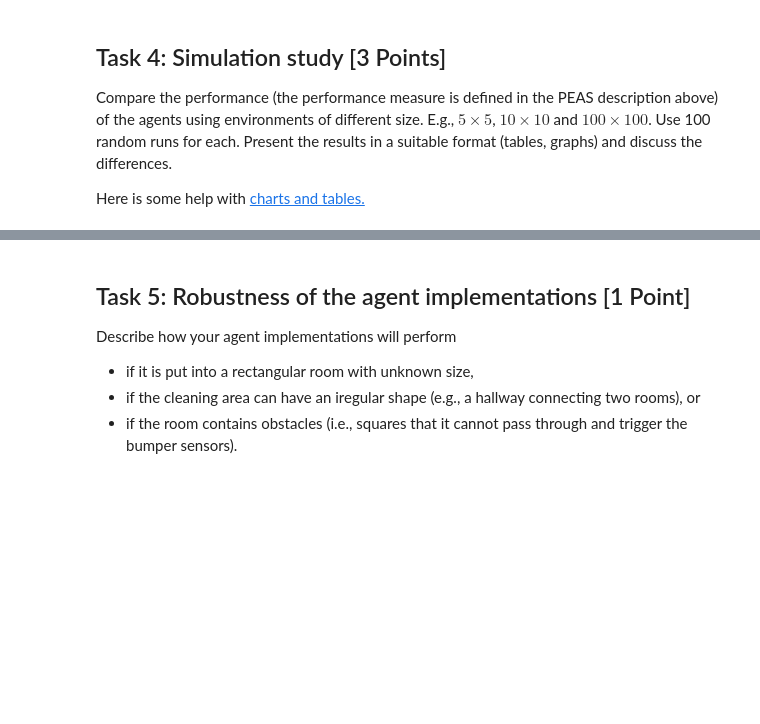
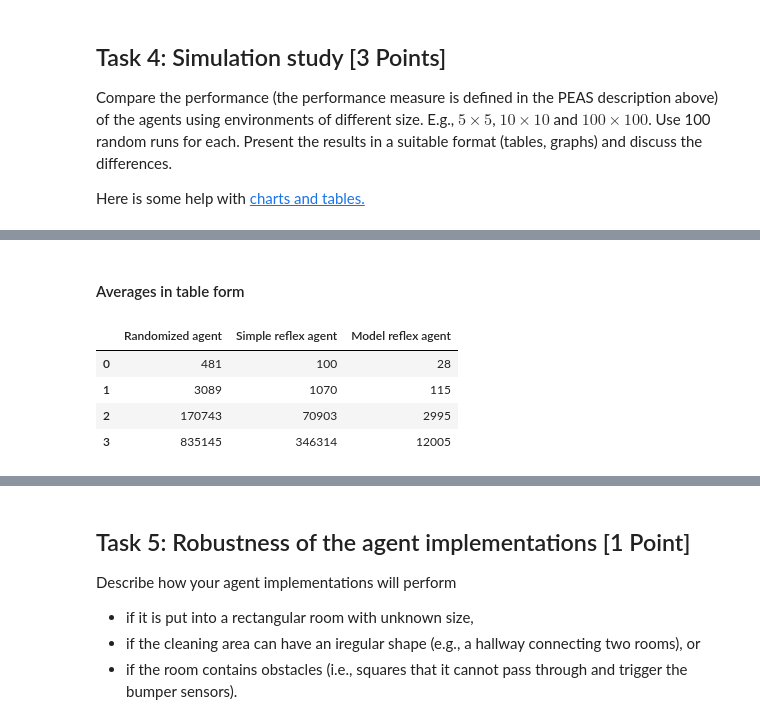
Before and after one commit to ZechWolf/CS7320-AI, a Jupyter notebook: Agents/simple_randomized_agent.ipynb, the cells around one changed output, grey strips where cells are left out. Cells and saved outputs as stored; diff of their text form; code cells hidden in the pictures; blank space fills up the shorter version.

```diff
--- a/Agents/simple_randomized_agent.ipynb
+++ b/Agents/simple_randomized_agent.ipynb
@@ -417,0 +456,13 @@ print(modelAverages)
+# %% [markdown]
+#### Averages in table form
+# %%
+import pandas as pd
+
+df = pd.DataFrame(table) #table variable initialized above
+df
+# %% [output]
+|  | Randomized agent | Simple reflex agent | Model reflex agent |
+| 0 | 481 | 100 | 28 |
+| 1 | 3089 | 1070 | 115 |
+| 2 | 170743 | 70903 | 2995 |
+| 3 | 835145 | 346314 | 12005 |
```
Also changed, not shown: parts of 15 cells of this notebook.
